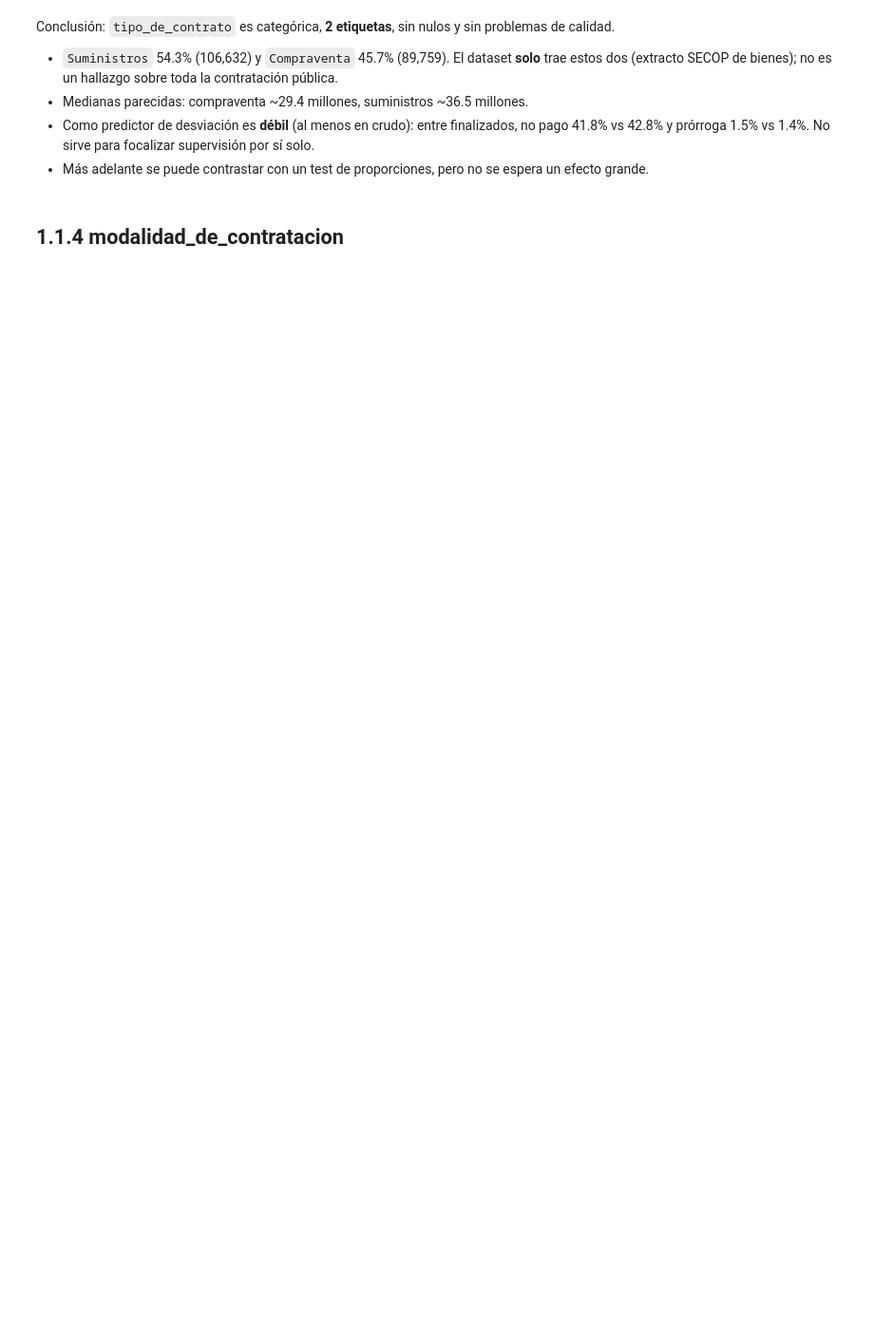
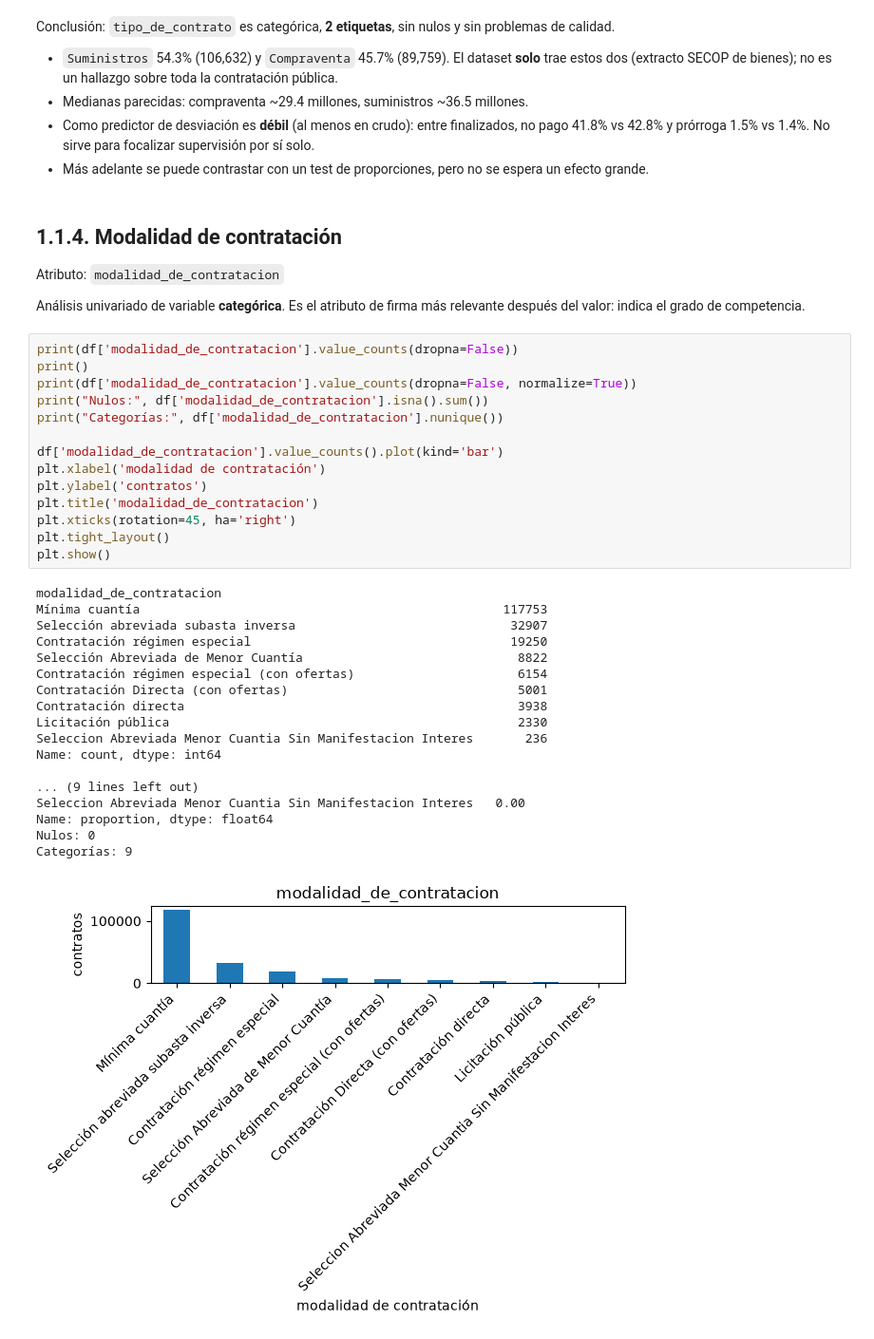
Before and after one commit to jdguzmans/ciencia-de-datos-aplicada-taller-1, a Jupyter notebook: notebook.ipynb, the cells around one changed output. Shown at 95% size. Drawn from its saved outputs; the diff is of its cells as text; blank space fills up the shorter version.

```diff
--- a/notebook.ipynb
+++ b/notebook.ipynb
@@ -491,4 +493,40 @@ Conclusión: `tipo_de_contrato` es categórica, **2 etiquetas**, sin nulos y sin
 - Como predictor de desviación es **débil** (al menos en crudo): entre finalizados, no pago 41.8% vs 42.8% y prórroga 1.5% vs 1.4%. No sirve para focalizar supervisión por sí solo.
 - Más adelante se puede contrastar con un test de proporciones, pero no se espera un efecto grande.
 # %% [markdown]
-## 1.1.4 modalidad_de_contratacion
+## 1.1.4. Modalidad de contratación
+Atributo: `modalidad_de_contratacion`
+
+Análisis univariado de variable **categórica**. Es el atributo de firma más relevante después del valor: indica el grado de competencia.
+# %%
+print(df['modalidad_de_contratacion'].value_counts(dropna=False))
+print()
+print(df['modalidad_de_contratacion'].value_counts(dropna=False, normalize=True))
+print("Nulos:", df['modalidad_de_contratacion'].isna().sum())
+print("Categorías:", df['modalidad_de_contratacion'].nunique())
+
+df['modalidad_de_contratacion'].value_counts().plot(kind='bar')
+plt.xlabel('modalidad de contratación')
+plt.ylabel('contratos')
+plt.title('modalidad_de_contratacion')
+plt.xticks(rotation=45, ha='right')
+plt.tight_layout()
+plt.show()
+# %% [output]
+modalidad_de_contratacion
+Mínima cuantía                                                 117753
+Selección abreviada subasta inversa                             32907
+Contratación régimen especial                                   19250
+Selección Abreviada de Menor Cuantía                             8822
+Contratación régimen especial (con ofertas)                      6154
+Contratación Directa (con ofertas)                               5001
+Contratación directa                                             3938
+Licitación pública                                               2330
+Seleccion Abreviada Menor Cuantia Sin Manifestacion Interes       236
+Name: count, dtype: int64
+
+... (9 lines left out)
+Seleccion Abreviada Menor Cuantia Sin Manifestacion Interes   0.00
+Name: proportion, dtype: float64
+Nulos: 0
+Categorías: 9
+[figure, added]
```
Also changed, not shown: parts of 15 cells of this notebook, 1 other file.
